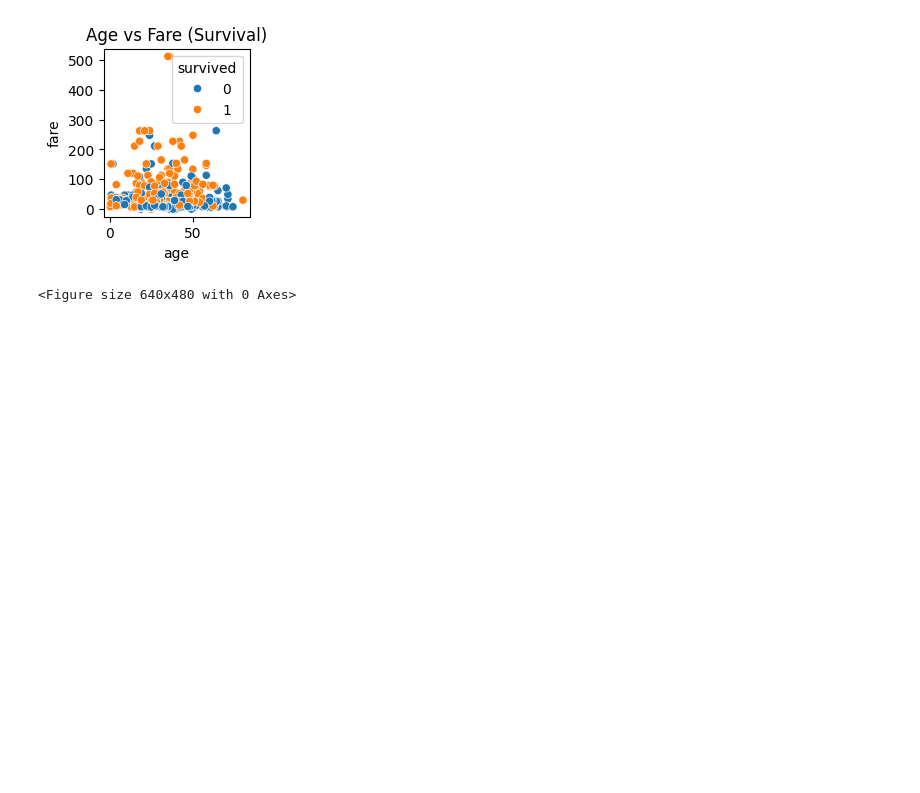
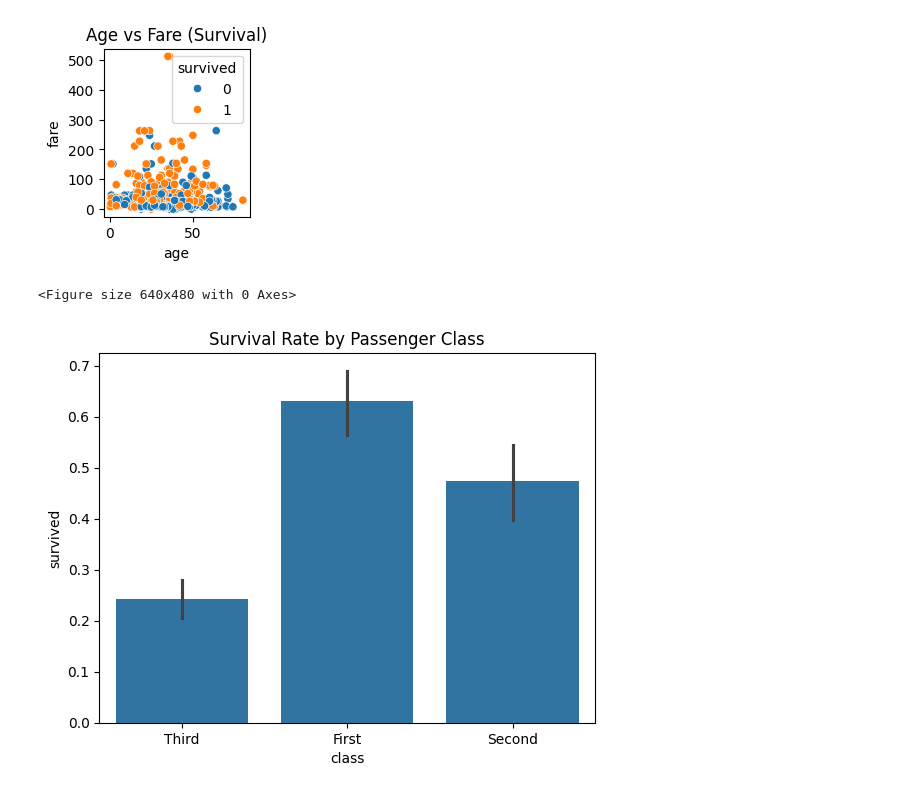
Before and after one commit to sanyasirao-surada/research_portal, a Jupyter notebook: MCA_ML_LAB_16_07_2025.ipynb, the cells around one changed output. Cells and saved outputs as stored; diff of their text form; code cells hidden in the pictures; blank space fills up the shorter version.

```diff
--- a/MCA_ML_LAB_16_07_2025.ipynb
+++ b/MCA_ML_LAB_16_07_2025.ipynb
@@ -201,3 +257,9 @@ plt.tight_layout()
 plt.show()
 # %% [output]
 <Figure size 640x480 with 0 Axes>
+# %%
+sns.barplot(data=df, x='class', y='survived')
+plt.title("Survival Rate by Passenger Class")
+plt.show()
+# %% [output]
+[figure, added]
```
Also changed, not shown: parts of 19 cells of this notebook.
